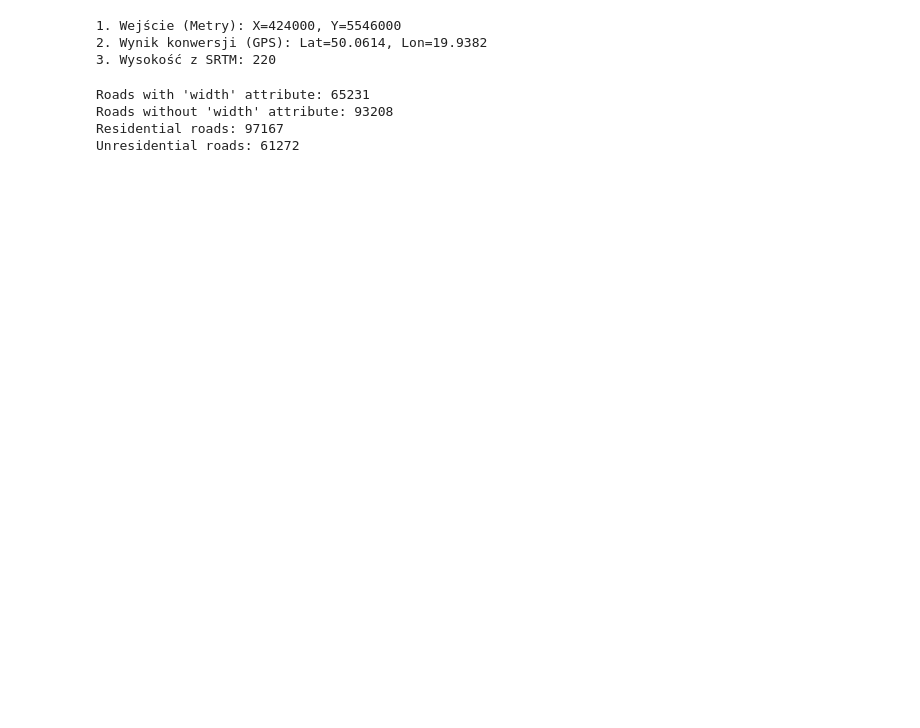
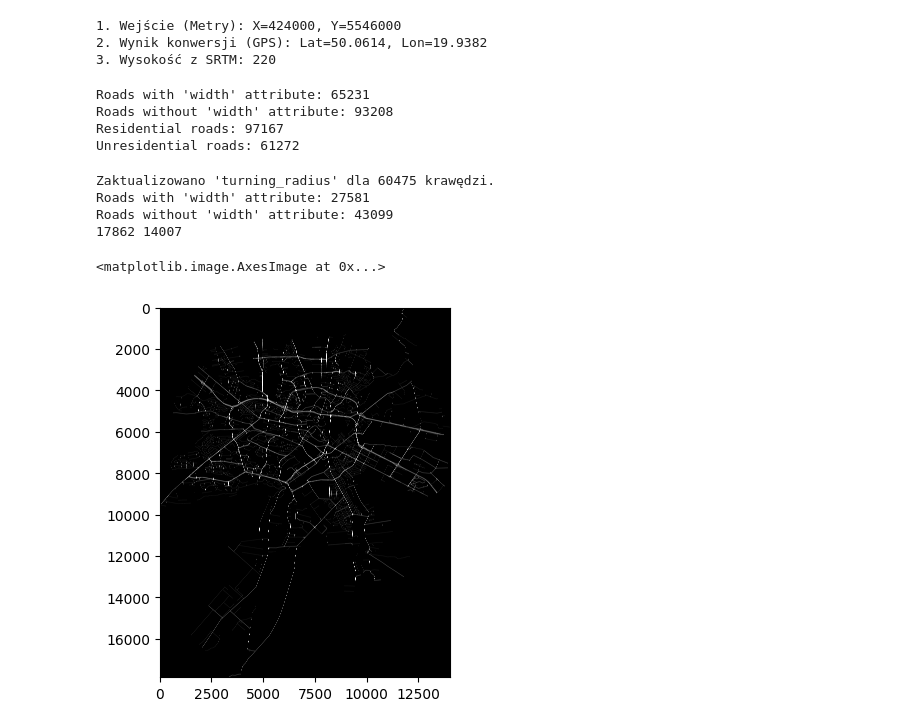
Before and after one commit to CRoadA/CRoadA, a Jupyter notebook: test_2.ipynb, the cells around one changed output. Cells and saved outputs as stored; diff of their text form; code cells hidden in the pictures; blank space fills up the shorter version.

Commit message:
graph loading fix

```diff
--- a/test_2.ipynb
+++ b/test_2.ipynb
@@ -51,0 +74,33 @@ Unresidential roads: 61272
+# %%
+city = "Stawowa"
+# G_projected = builder.loader.get_graph_for_street(G_projected, city)
+
+G_projected = builder.add_radius_for_edges(G_projected, 10.0)
+for u, v, k, data in G_projected.edges(data=True, keys=True):
+    if data.get("name") == city and data.get("turning_radius") < 30:
+        print(f"Węzeł 1: {u}, węzeł 2: {v}, data: {data}")
+G_projected = builder.unify_radius_on_graph(G_projected)
+
+
+
+G_final = ox.project_graph(G_projected, to_crs="EPSG:4326")
+
+edges = builder.loader.get_edges_measurements(G_final, residential_max_radius=30.0)
+""" for data in edges:
+    if data["name"] == "Tulipanów":
+        print(data) """
+
+rasterizer = Rasterizer()
+gdf_edges = builder.loader.convert_to_gdf(edges)
+
+gdf_edges["geometry"] = gdf_edges.apply(lambda row: builder.geometry_processor.get_edge_polygon(row), axis=1)
+
+grid = rasterizer.get_rasterize_roads(gdf_edges, is_residential=False)
+plt.imshow(grid, cmap="gray")
+# %% [output]
+Zaktualizowano 'turning_radius' dla 60475 krawędzi.
+Roads with 'width' attribute: 27581
+Roads without 'width' attribute: 43099
+17862 14007
+<matplotlib.image.AxesImage at 0x...>
+[figure, added]
```
Also changed, not shown: parts of 2 cells of this notebook, 2 other files.
